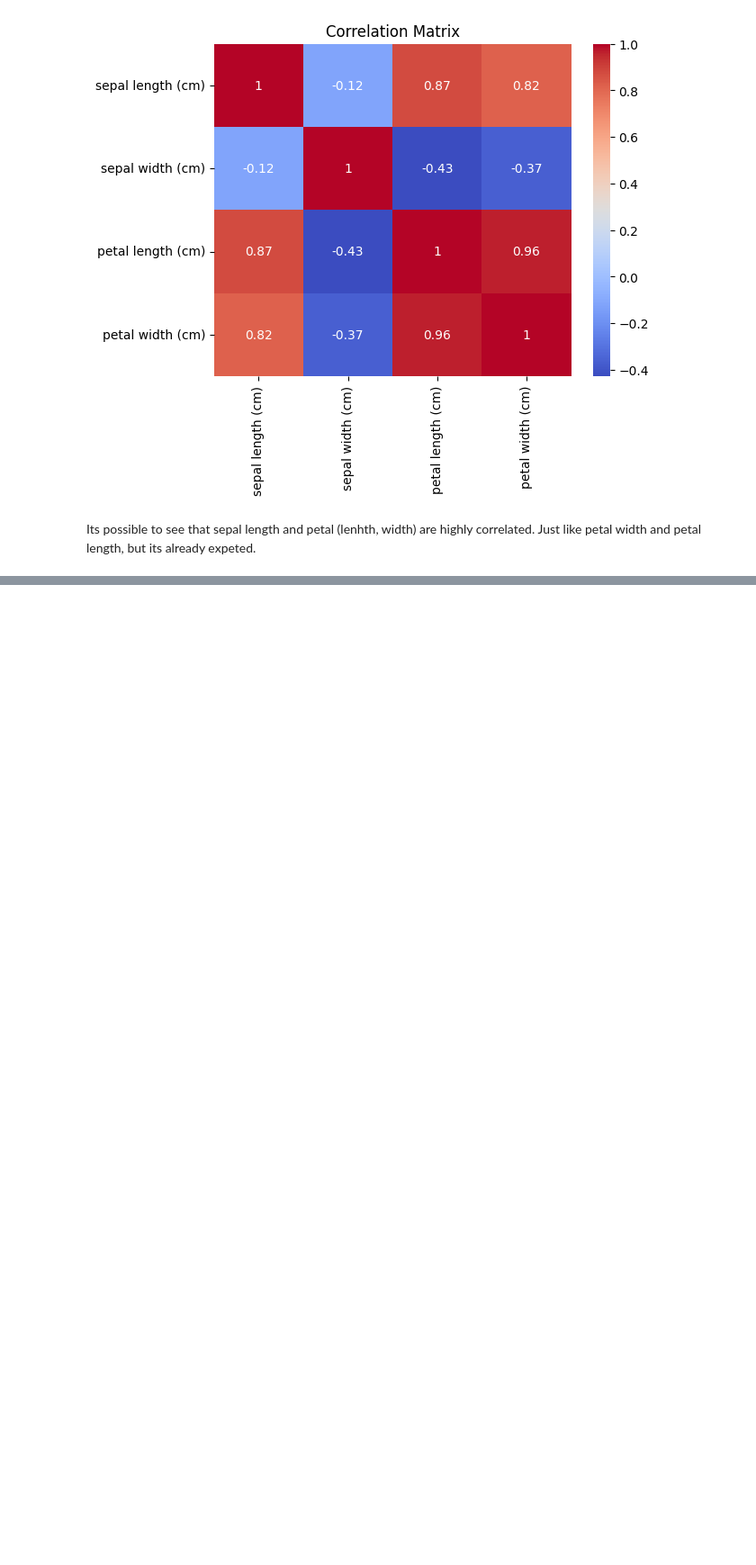
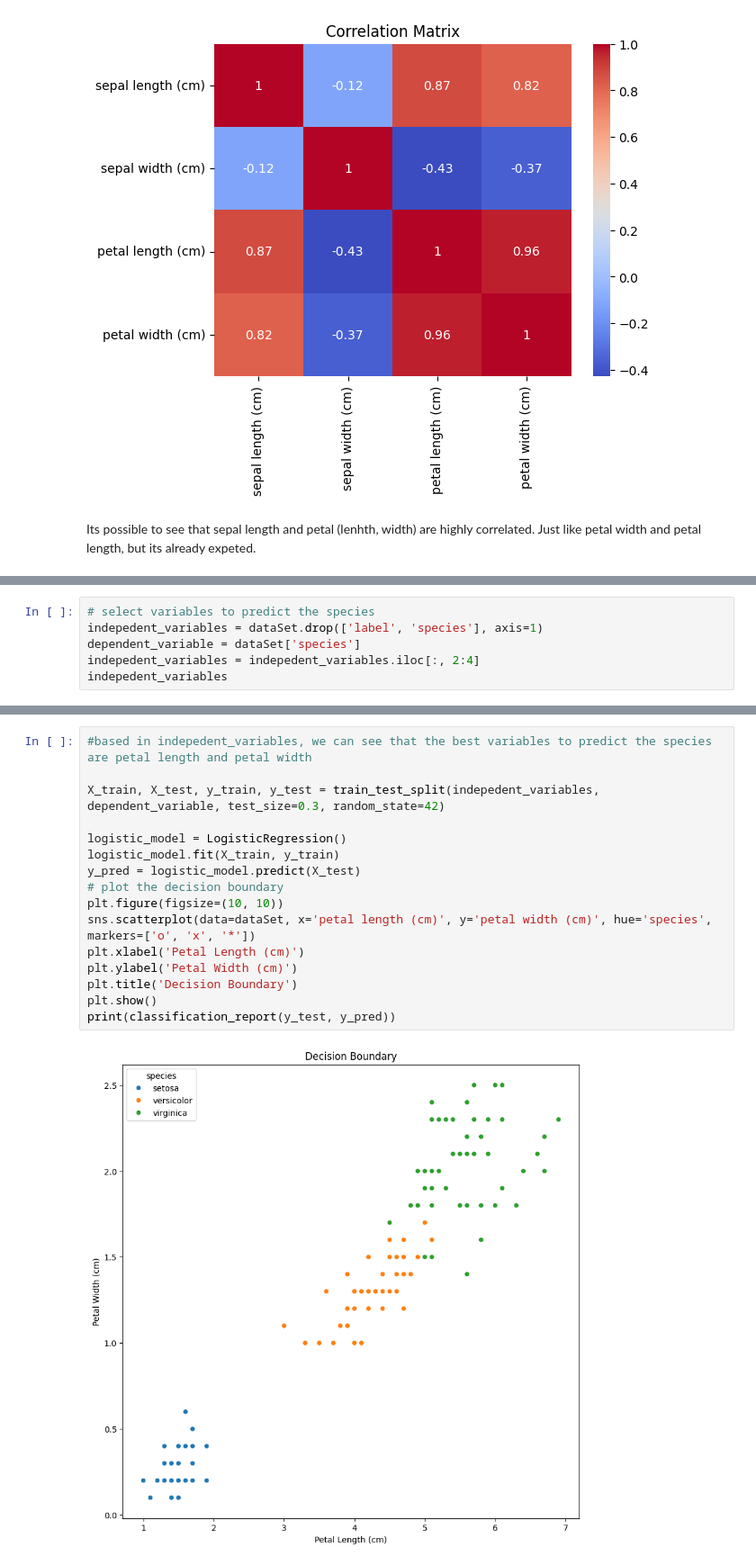
Before and after one commit to ramonfv/Signal-Processing-using-Neural-Networks, a Jupyter notebook: Unit1/iris..ipynb, the cells around one changed output, grey strips where cells are left out. Shown: that part at 90% size. Cells and saved outputs as stored; diff of their text form; blank space fills up the shorter version.

```diff
--- a/Unit1/iris..ipynb
+++ b/Unit1/iris..ipynb
@@ -186,0 +192,6 @@ Its possible to see that sepal length and petal (lenhth, width) are highly corre
+# %%
+# select variables to predict the species
+indepedent_variables = dataSet.drop(['label', 'species'], axis=1)
+dependent_variable = dataSet['species']
+indepedent_variables = indepedent_variables.iloc[:, 2:4]
+indepedent_variables
@@ -186,0 +212,18 @@ Its possible to see that sepal length and petal (lenhth, width) are highly corre
+# %%
+#based in indepedent_variables, we can see that the best variables to predict the species are petal length and petal width
+
+X_train, X_test, y_train, y_test = train_test_split(indepedent_variables, dependent_variable, test_size=0.3, random_state=42)
+
+logistic_model = LogisticRegression()
+logistic_model.fit(X_train, y_train)
+y_pred = logistic_model.predict(X_test)
+# plot the decision boundary
+plt.figure(figsize=(10, 10))
+sns.scatterplot(data=dataSet, x='petal length (cm)', y='petal width (cm)', hue='species', markers=['o', 'x', '*'])
+plt.xlabel('Petal Length (cm)')
+plt.ylabel('Petal Width (cm)')
+plt.title('Decision Boundary')
+plt.show()
+print(classification_report(y_test, y_pred))
+# %% [output]
+[figure, added]
```
Also changed, not shown: parts of 4 cells of this notebook, 5 other files.
